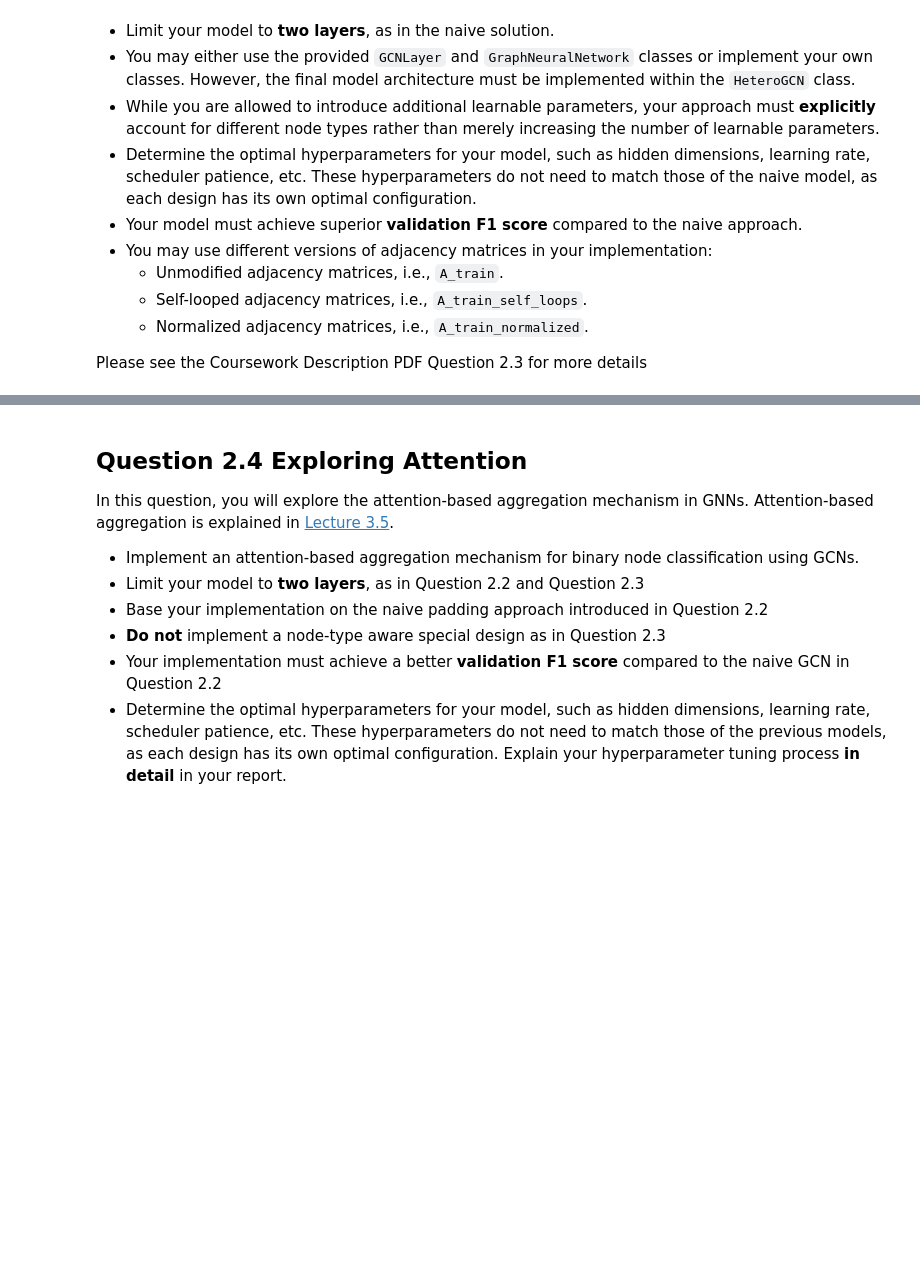
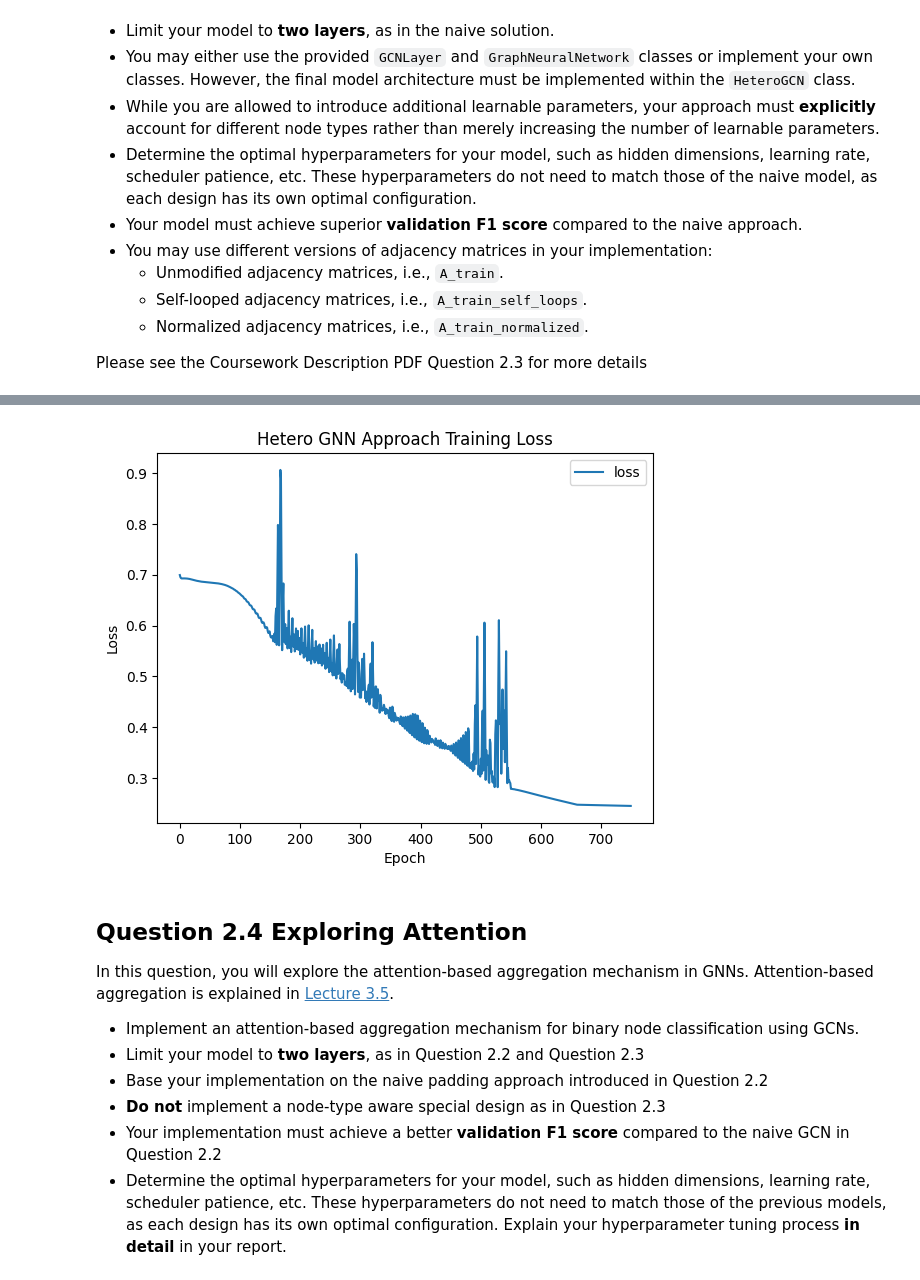
Before and after one commit to yingyan797/graph-learning, a Jupyter notebook: q2_heterogeneous_node_classifcation.ipynb, the cells around one changed output, grey strips where cells are left out. Drawn from its saved outputs; the diff is of its cells as text; code cells hidden in the pictures; blank space fills up the shorter version.

```diff
--- a/q2_heterogeneous_node_classifcation.ipynb
+++ b/q2_heterogeneous_node_classifcation.ipynb
@@ -681,3 +670,33 @@ class HeteroGCN(nn.Module):
+# %%
+# ####################################################
+# MODIFY THE CODE BELOW
+# ####################################################
+
+class HeteroGCN(nn.Module):
+    def __init__(self, hidden_dim, output_dim):
+        super(HeteroGCN, self).__init__()
+        self.hidden_dim = hidden_dim
+        self.linear_adapt = nn.ModuleDict({"type1": nn.Linear(X1_train.shape[1], hidden_dim),
+                                           "type2": nn.Linear(X2_train.shape[1], hidden_dim)})
+        self.gcn1 = GCNLayer(hidden_dim, hidden_dim, True)
+        self.gcn2 = GCNLayer(hidden_dim, hidden_dim, False)
+        self.classification = nn.Linear(hidden_dim, output_dim)
+
+    def forward(self, XL:list, A, mapping:dict):
+        XL = {f"type{i+1}": XL[i] for i in range(len(XL))}
+        H0 = torch.zeros(len(mapping), self.hidden_dim)
+        adapt_X = {node_type: self.linear_adapt[node_type](X) for node_type, X in XL.items()}
+        for i, info in mapping.items():
+            H0[i, :] = adapt_X[info["node_type"]][info["feat_index"], :]
+
+        H1 = self.gcn1(H0, A)
+        H2 = self.gcn2(H1, A)
+        output = self.classification(H2)
+        return F.sigmoid(output)
+
+# ####################################################
+# END OF MODIFICATION
+# ####################################################
 # %%
 set_seed(SEED)
 
@@ -689,11 +708,12 @@ y_val   = y_val.float()
 # MODIFY THE CODE BELOW
 # ####################################################
 # Build the HeteroGCN model
-hetero_gcn = HeteroGCN(...)
-
+hetero_gcn = HeteroGCN(2, 1)
 
 # Train
-loss_history, _ = train_model(hetero_gcn, y_train, val_model_inputs={...}, y_val=y_val, ...)
+loss_history, _ = train_model(hetero_gcn, y_train, val_model_inputs={
+        "XL": [X1_val, X2_val], "A": A_val_normalized, "mapping": mapping_val
+    }, y_val=y_val, XL=[X1_train, X2_train], A=A_train_normalized, mapping=mapping_train, num_epochs=750, lr=0.01)
 
 
 # ####################################################
@@ -701,7 +721,9 @@ loss_history, _ = train_model(hetero_gcn, y_train, val_model_inputs={...}, y_val
 # ####################################################
 
 # Test on validation data
-val_prec, val_rec, val_f1, _ = evaluate_model(hetero_gcn, y_val, ...)
+val_prec, val_rec, val_f1, _ = evaluate_model(hetero_gcn, y_val,
+        XL=[X1_val, X2_val], A=A_val_normalized, mapping=mapping_val
+    )
 print(f"[VAL] Prec={val_prec:.4f}, Rec={val_rec:.4f}, F1={val_f1:.4f}")
 
 val_precs["Hetero GCN"] = val_prec
@@ -715,3 +753,4 @@ SyntaxError: positional argument follows keyword argument (1609421569.py, line 1
+[figure, added]
 # %% [markdown]
 ## Question 2.4 Exploring Attention
 In this question, you will explore the attention-based aggregation mechanism in GNNs. Attention-based aggregation is explained in [Lecture 3.5](https://www.youtube.com/watch?v=zRmzVkidkqA&list=PLug43ldmRSo14Y_vt7S6vanPGh-JpHR7T&index=14).
```
Also changed, not shown: parts of 6 cells of this notebook, 1 other file.
